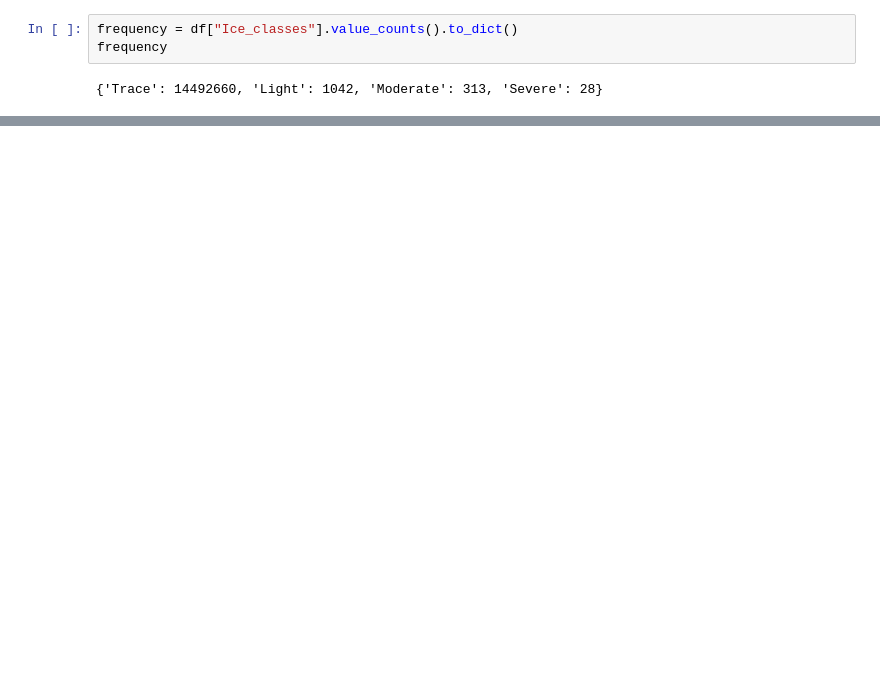
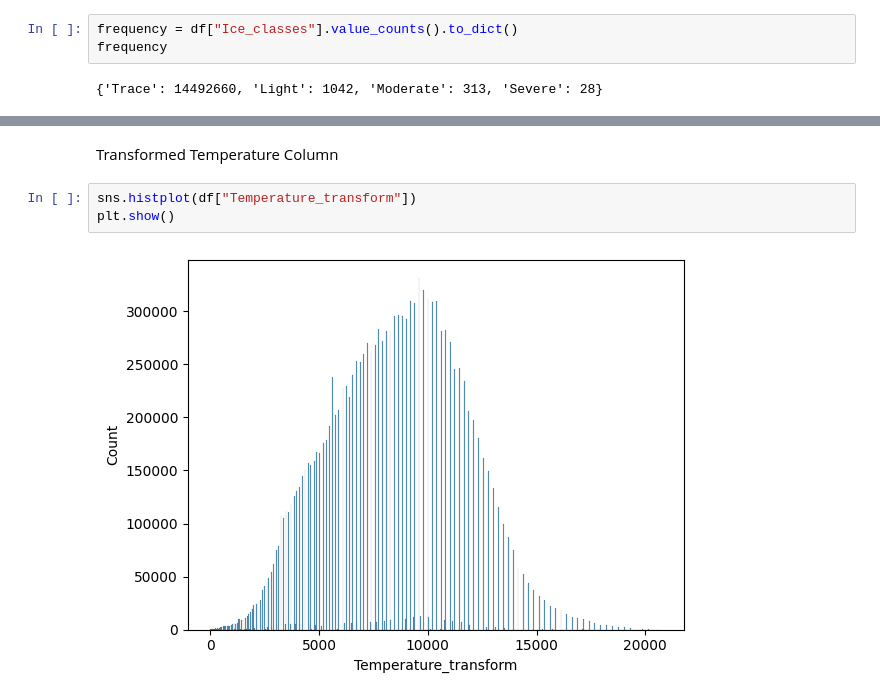
Before and after one commit to hjm46/FlightDelaysPredictions, a Jupyter notebook: cleaningFlights.ipynb, the cells around one changed output, grey strips where cells are left out. Saved outputs shown, nothing was run; the diff lists cells and outputs as text; blank space fills up the shorter version.

```diff
--- a/cleaningFlights.ipynb
+++ b/cleaningFlights.ipynb
@@ -544,0 +816,7 @@ df.head()
+# %% [markdown]
+Transformed Temperature Column
+# %%
+sns.histplot(df["Temperature_transform"])
+plt.show()
+# %% [output]
+[figure, added]
```
Also changed, not shown: parts of 57 cells of this notebook.
